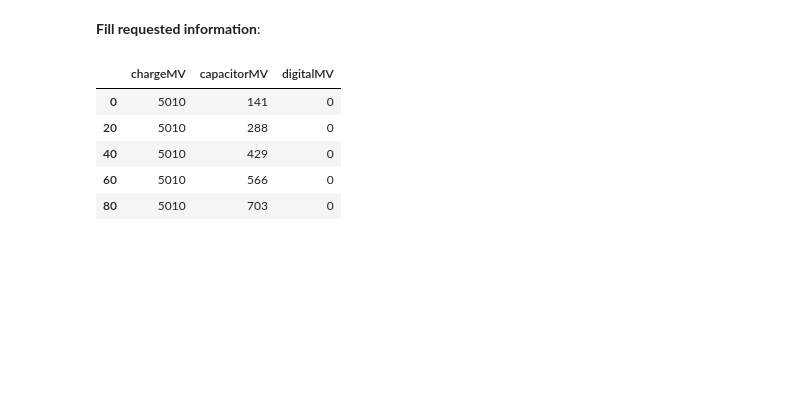
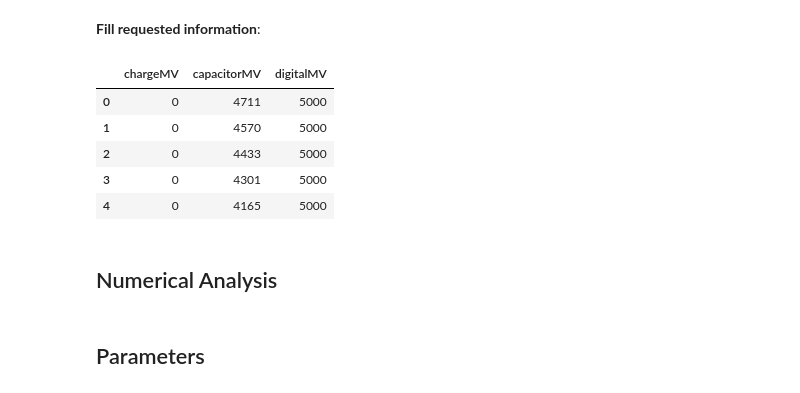
Before and after one commit to seifeldingamal/EE_1.08-Physics, a Jupyter notebook: EE_1.08_2_EEng_LAB_WS2022/ex2/Capacitor_Exercise_V001.ipynb, the cells around one changed output. Drawn from its saved outputs; the diff is of its cells as text; code cells hidden in the pictures; blank space fills up the shorter version.

```diff
--- a/EE_1.08_2_EEng_LAB_WS2022/ex2/Capacitor_Exercise_V001.ipynb
+++ b/EE_1.08_2_EEng_LAB_WS2022/ex2/Capacitor_Exercise_V001.ipynb
@@ -113,19 +112,21 @@ V0 = 5.0 # Output voltage produced by the Arduino UNO
 # %%
 ############################
 # You do NOT need to change
 # anything in the section below
 ############################
 
-FILE_PATH = f"./data/{FILE_NAME}"
+FILE1_PATH = f"./data/{FILE1_NAME}"
+FILE2_PATH = f"./data/{FILE2_NAME}"
 
-df = pd.read_csv(FILE_PATH)
-time = np.arange(0, len(df.chargeMV)*20, 20)
-df.set_index(time, inplace = True)
-df.head()
+df_charging = pd.read_csv(FILE1_PATH)
+df_discharging = pd.read_csv(FILE2_PATH)
+df_discharging.head()
 # %% [output]
 |  | chargeMV | capacitorMV | digitalMV |
-| 0 | 5010 | 141 | 0 |
-| 20 | 5010 | 288 | 0 |
-| 40 | 5010 | 429 | 0 |
-| 60 | 5010 | 566 | 0 |
-| 80 | 5010 | 703 | 0 |
+| 0 | 0 | 4711 | 5000 |
+| 1 | 0 | 4570 | 5000 |
+| 2 | 0 | 4433 | 5000 |
+| 3 | 0 | 4301 | 5000 |
+| 4 | 0 | 4165 | 5000 |
+# %% [markdown]
+## Numerical Analysis
@@ -131,0 +143,2 @@ df.head()
+# %% [markdown]
+## Parameters
```
Also changed, not shown: parts of 14 cells of this notebook, 2 other files.
